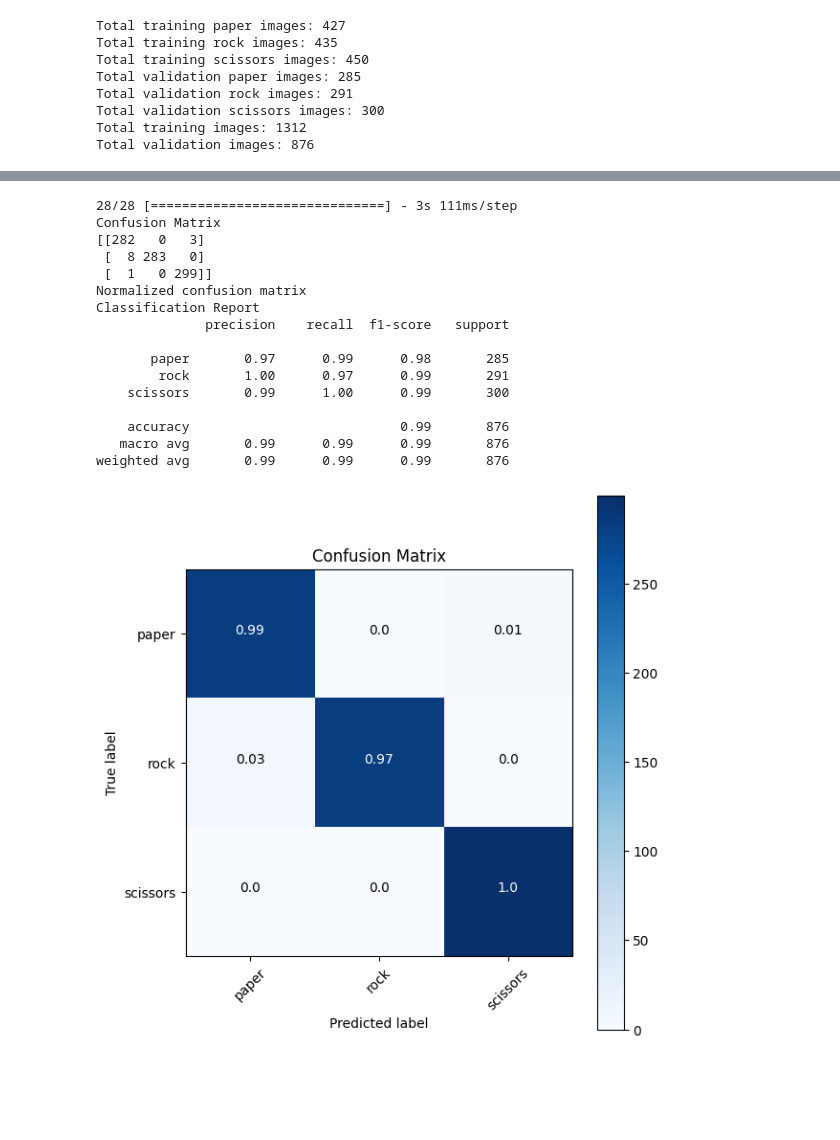
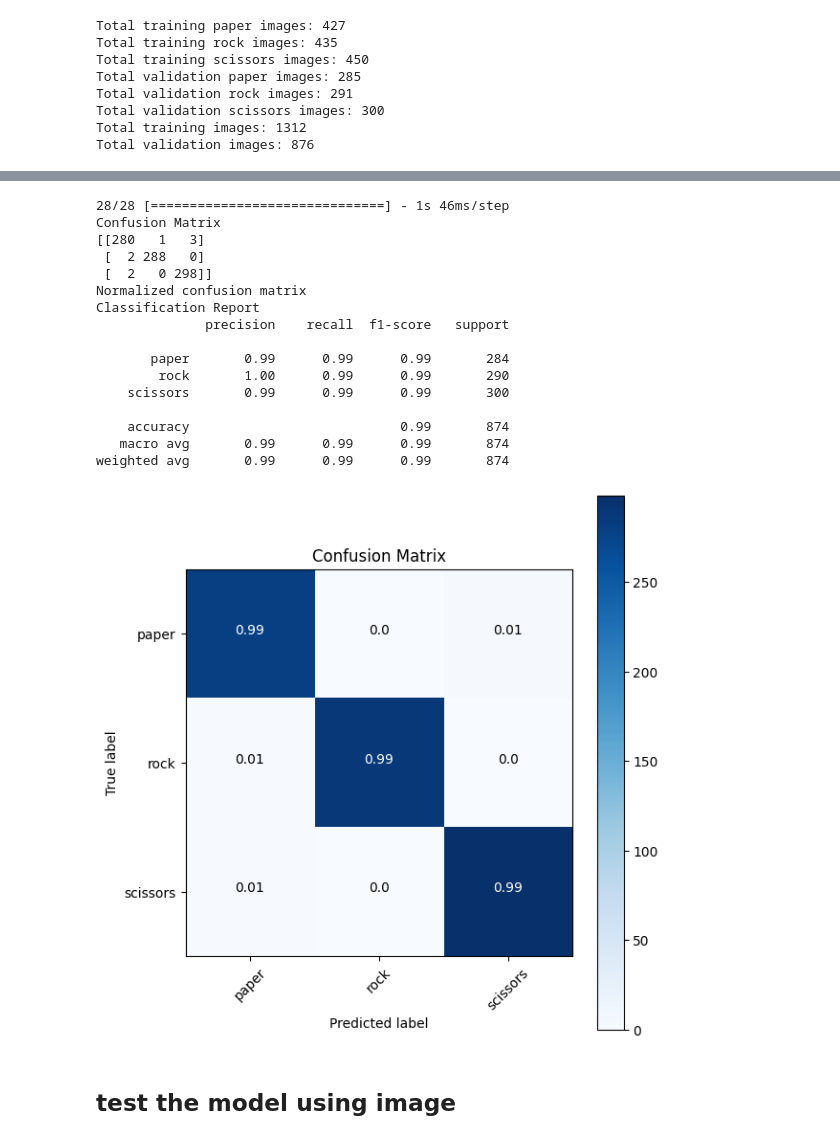
Before and after one commit to aditmulyatama/machine_learning_pemula, a Jupyter notebook: projek_image_classification.ipynb, the cells around one changed output, grey strips where cells are left out. Drawn from its saved outputs; the diff is of its cells as text; code cells hidden in the pictures; blank space fills up the shorter version.

```diff
--- a/projek_image_classification.ipynb
+++ b/projek_image_classification.ipynb
@@ -147,25 +266,25 @@ Found 876 images belonging to 3 classes.
 # %%
 # create model
-model = tf.keras.models.Sequential([
-    tf.keras.layers.Conv2D(32, (3,3), activation='relu', input_shape=(150, 150, 3)), # input layer
-    tf.keras.layers.MaxPooling2D(2, 2), # max pooling layer
-    tf.keras.layers.Conv2D(64, (3,3), activation='relu'), # convolution layer
-    tf.keras.layers.MaxPooling2D(2,2), # max pooling layer
-    tf.keras.layers.Conv2D(128, (3,3), activation='relu'), # convolution layer
-    tf.keras.layers.MaxPooling2D(2,2), # max pooling layer
-    tf.keras.layers.Conv2D(256, (3,3), activation='relu'), # convolution layer
-    tf.keras.layers.MaxPooling2D(2,2), # max pooling layer
-    tf.keras.layers.Flatten(), # flatten layer
-    tf.keras.layers.Dropout(0.5), # dropout layer
-    tf.keras.layers.Dense(512, activation='relu'), # dense layer
-    tf.keras.layers.Dense(3, activation='softmax') # output layer
+model = Sequential([
+    Conv2D(32, (3,3), activation='relu', input_shape=(150, 150, 3)),
+    MaxPooling2D(2,2),
+    Conv2D(64, (3,3), activation='relu'),
+    MaxPooling2D(2,2),
+    Conv2D(128, (3,3), activation='relu'),
+    MaxPooling2D(2,2),
+    Conv2D(256, (3,3), activation='relu'),
+    MaxPooling2D(2,2),
+    Flatten(),
+    Dropout(0.5),
+    Dense(512, activation='relu'),
+    Dense(3, activation='softmax')
 ])
 
 # callback on 85% validation accuracy and 85% training accuracy
 class myCallback(tf.keras.callbacks.Callback):
     def on_epoch_end(self, epoch, logs={}):
-        if(logs.get('val_accuracy')>0.85 and logs.get('accuracy')>0.85):
-            print("\nReached 85% accuracy so cancelling training!")
+        if(logs.get('val_accuracy')>0.98 and logs.get('accuracy')>0.98):
+            print("\nReached 98% accuracy so cancelling training!")
             self.model.stop_training = True
 
 
@@ -234,11 +357,12 @@ plt.plot(epochs, val_loss, 'b', label='Validation Loss')
 # calculating the recall, precision and f1-score
 
 test_generator = test_datagen.flow_from_directory(
-    validation_dir,
+    dataset_dir,
     target_size=(150, 150),
     batch_size=32,
     class_mode='categorical',
-    shuffle=True
+    shuffle=False,
+    subset='validation'
 )
 
 test_score = model.evaluate(test_generator)
@@ -254,13 +378,6 @@ Test accuracy:97.60%
 import itertools
 from sklearn.metrics import classification_report, confusion_matrix
 
-test_generator = test_datagen.flow_from_directory(
-    validation_dir,
-    target_size=(150, 150),
-    batch_size=32,
-    class_mode='categorical',
-    shuffle=False
-)
 
 # Plot the confusion matrix. Set Normalize = True/False
 def plot_confusion_matrix(cm, classes, normalize=True, title='Confusion matrix', cmap=plt.cm.Blues):
@@ -285,44 +402,46 @@ def plot_confusion_matrix(cm, classes, normalize=True, title='Confusion matrix',
     thresh = cm.max() / 2.
     for i, j in itertools.product(range(cm.shape[0]), range(cm.shape[1])):
         plt.text(j, i, cm[i, j], horizontalalignment="center", color="white" if cm[i, j] > thresh else "black")
     plt.tight_layout()
     plt.ylabel('True label')
     plt.xlabel('Predicted label')
 
 # Print the Target names
 target_names = []
 for key in test_generator.class_indices:
     target_names.append(key)
 
 # Confusion Matrix
 Y_pred = model.predict(test_generator)
 y_pred = np.argmax(Y_pred, axis=1)
 print('Confusion Matrix')
 cm = confusion_matrix(test_generator.classes, y_pred)
 print(confusion_matrix(test_generator.classes, y_pred))
 plot_confusion_matrix(cm, target_names, title='Confusion Matrix')
 
 # Print Classification Report
 print('Classification Report')
 print(classification_report(test_generator.classes, y_pred, target_names=target_names))
 # %% [output]
-28/28 [==============================] - 3s 111ms/step
+28/28 [==============================] - 1s 46ms/step
 Confusion Matrix
-[[282   0   3]
- [  8 283   0]
- [  1   0 299]]
+[[280   1   3]
+ [  2 288   0]
+ [  2   0 298]]
 Normalized confusion matrix
 Classification Report
               precision    recall  f1-score   support
 
-       paper       0.97      0.99      0.98       285
-        rock       1.00      0.97      0.99       291
-    scissors       0.99      1.00      0.99       300
+       paper       0.99      0.99      0.99       284
+        rock       1.00      0.99      0.99       290
+    scissors       0.99      0.99      0.99       300
 
-    accuracy                           0.99       876
-   macro avg       0.99      0.99      0.99       876
-weighted avg       0.99      0.99      0.99       876
+    accuracy                           0.99       874
+   macro avg       0.99      0.99      0.99       874
+weighted avg       0.99      0.99      0.99       874
-[figure, old version]
+[figure, new version]
+# %% [markdown]
+## test the model using image
 # %%
 # test model with image
 from google.colab import files
```
Also changed, not shown: parts of 17 cells of this notebook.
